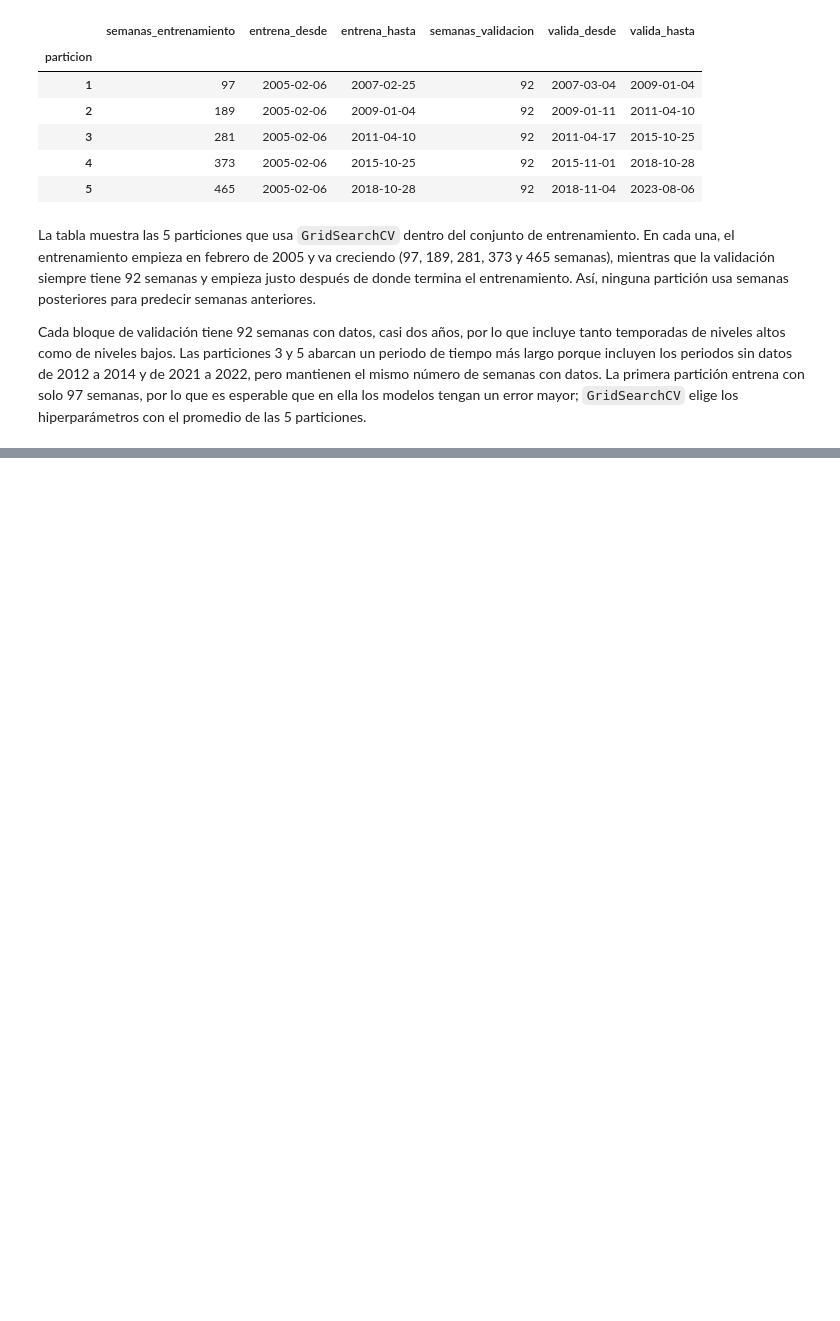
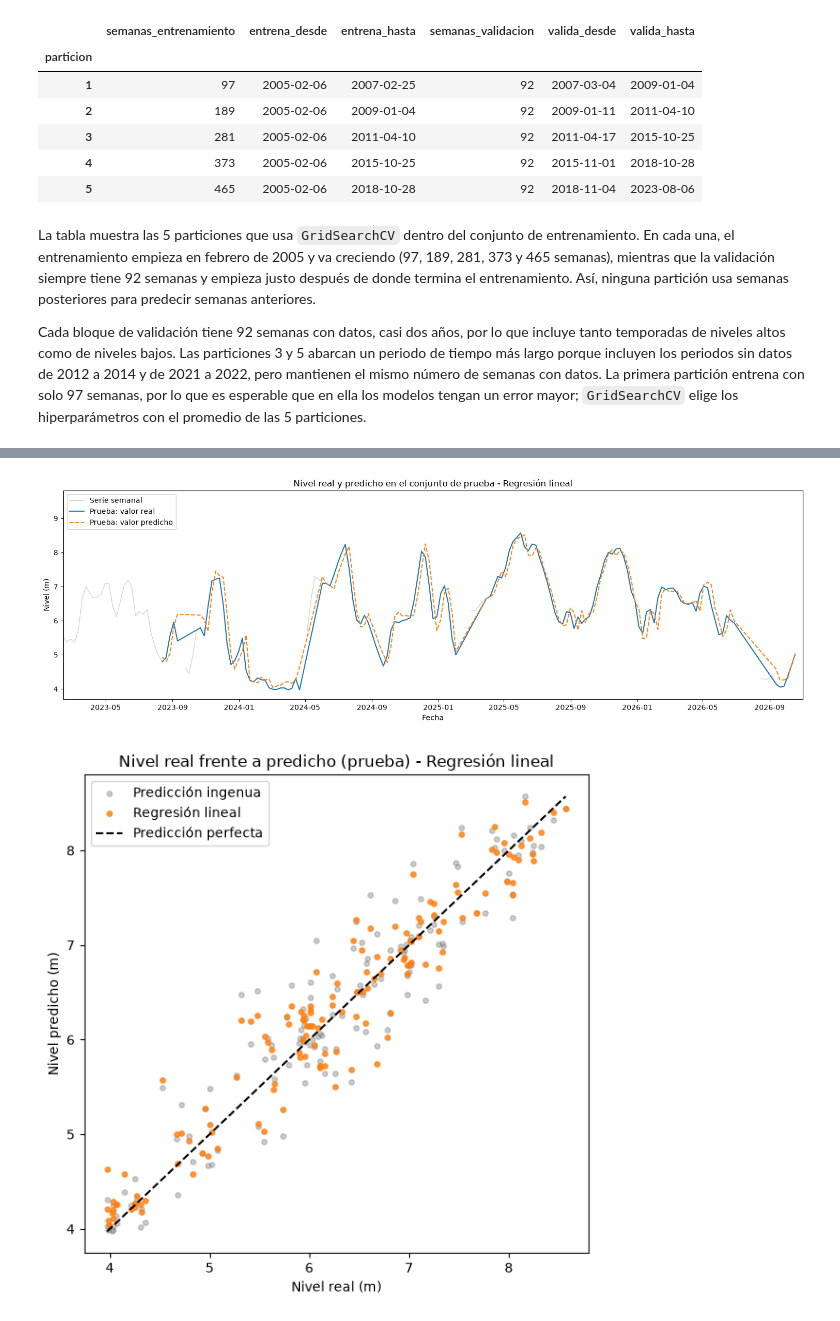
Before and after one commit to AlfonsoMSDL/Proyecto-Aprendizaje-Supervizado-IA, a Jupyter notebook: PromedioNivelMax.ipynb, the cells around one changed output, grey strips where cells are left out. Saved outputs shown, nothing was run; the diff lists cells and outputs as text; code cells hidden in the pictures; blank space fills up the shorter version.

```diff
--- a/PromedioNivelMax.ipynb
+++ b/PromedioNivelMax.ipynb
@@ -1399,0 +1419,9 @@ def graficar_predicciones(nombre_modelo, predicciones_prueba):
+# %%
+# Predicción ingenua: el nivel de la semana es igual al de la semana anterior
+pred_ingenua_train = X_train["nivel_t-1"]
+pred_ingenua = X_test["nivel_t-1"]
+
+metricas_ingenua_train = evaluar_modelo(y_train, pred_ingenua_train)
+metricas_ingenua = evaluar_modelo(y_test, pred_ingenua)
+
+display(pd.DataFrame({"Entrenamiento": metricas_ingenua_train, "Prueba": metricas_ingenua}).round(3))
@@ -1399,0 +1444,21 @@ def graficar_predicciones(nombre_modelo, predicciones_prueba):
+# %%
+modelo_lineal = LinearRegression()
+modelo_lineal.fit(X_train_esc, y_train)
+
+pred_lineal_train = modelo_lineal.predict(X_train_esc)
+pred_lineal = modelo_lineal.predict(X_test_esc)
+
+metricas_lineal_train = evaluar_modelo(y_train, pred_lineal_train)
+metricas_lineal = evaluar_modelo(y_test, pred_lineal)
+
+print("Intercepto:", round(modelo_lineal.intercept_, 4))
+print("\nCoeficientes:")
+display(pd.Series(modelo_lineal.coef_, index=X_train_esc.columns).round(4).to_frame("coeficiente"))
+
+print("Comparación con la predicción ingenua:")
+display(pd.DataFrame({
+    "Ingenua - Entrenamiento": metricas_ingenua_train,
+    "Ingenua - Prueba": metricas_ingenua,
+    "Lineal - Entrenamiento": metricas_lineal_train,
+    "Lineal - Prueba": metricas_lineal,
+}).round(3))
@@ -1399,0 +1491,6 @@ def graficar_predicciones(nombre_modelo, predicciones_prueba):
+# %%
+graficar_predicciones("Regresión lineal", pred_lineal)
+graficar_real_vs_predicho("Regresión lineal", pred_lineal, pred_ingenua)
+# %% [output]
+[figure, added]
+[figure, added]
```
Also changed, not shown: parts of 7 cells of this notebook.
